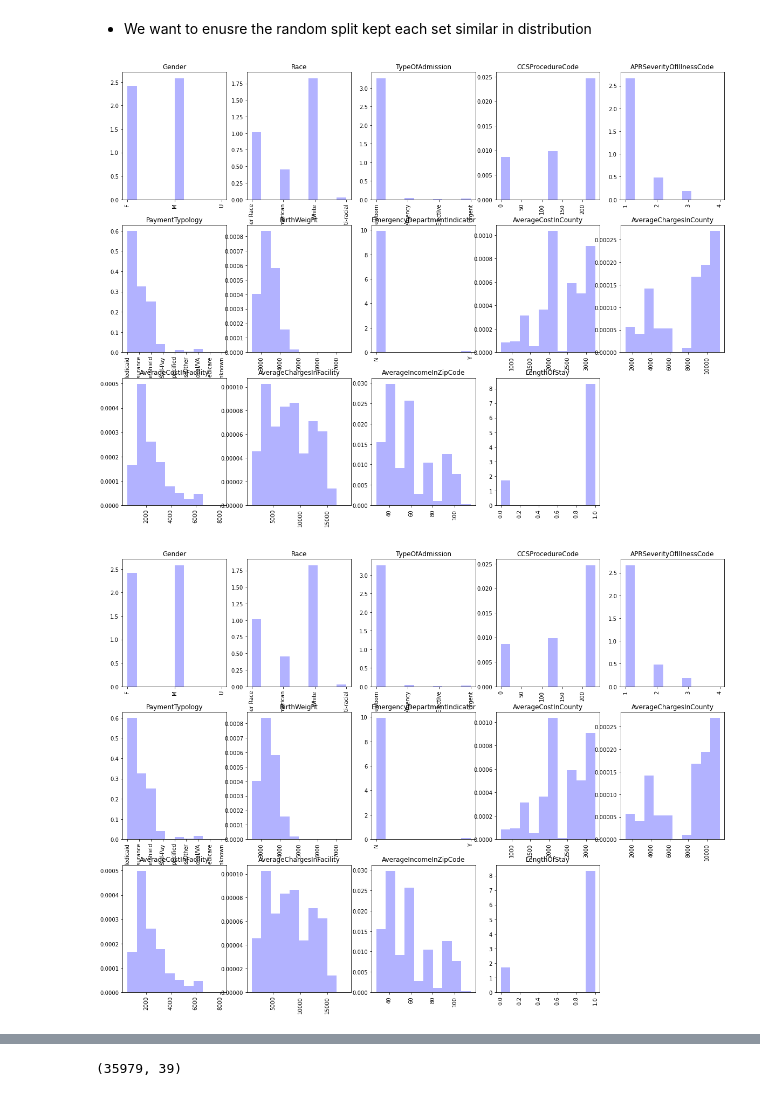
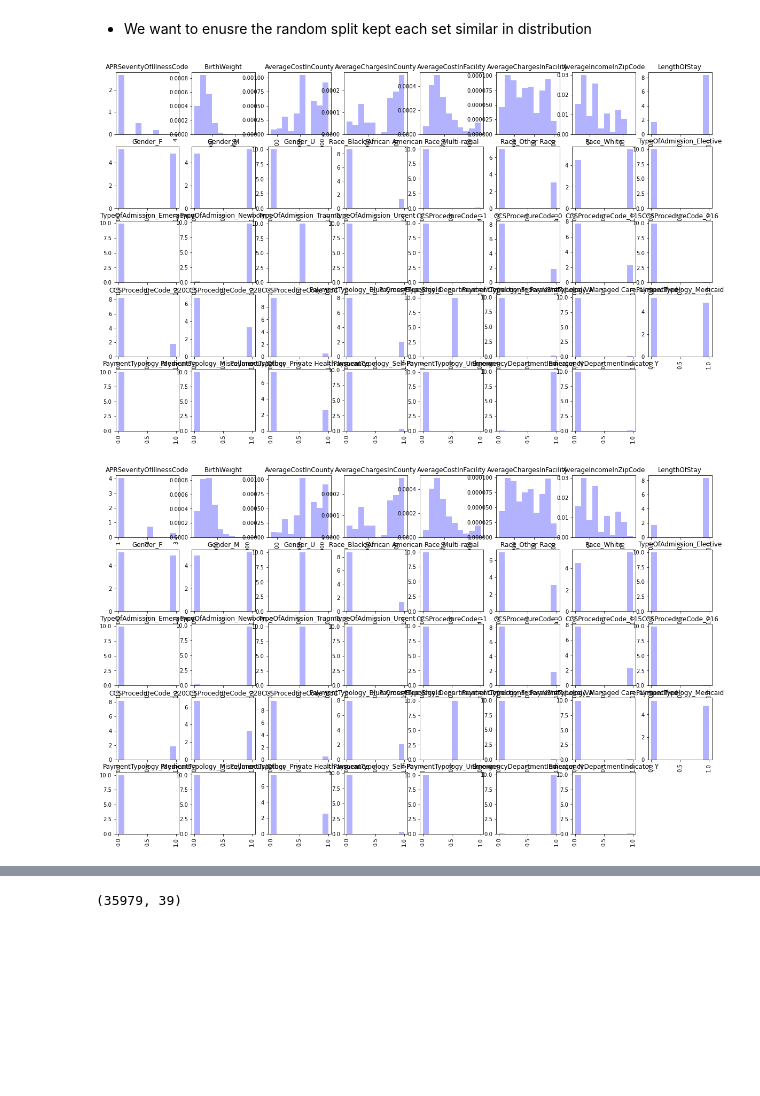
Before and after one commit to s3716853/ML-Assignment-01, a Jupyter notebook: Assignment1/ml-assignment-01.ipynb, the cells around one changed output, grey strips where cells are left out. Saved outputs shown, nothing was run; the diff lists cells and outputs as text; code cells hidden in the pictures; blank space fills up the shorter version.

```diff
--- a/Assignment1/ml-assignment-01.ipynb
+++ b/Assignment1/ml-assignment-01.ipynb
@@ -100,3 +150,0 @@ for i in train_data.index:
-# %%
-# Dropping non-attribute columns from dataframe
-train_data = train_data.drop(columns=['ID', 'HealthServiceArea'])
@@ -137,2 +150,0 @@ memory usage: 4.0 MB
-# %%
-train_data = pd.get_dummies(train_data)
@@ -478,7 +394,7 @@ def split_data(data):
 # Approach One: Logistic Regression
 [To Table of Contents](#table_of_contents)
 # %%
-train_data_train_split, train_data_test_split, train_data_validate_split = split_data(train_data):
+train_data_train_split, train_data_test_split, train_data_validate_split = split_data(train_data)
 # %%
 train_data_train_split.info()
 train_data_test_split.info()
@@ -507,48 +423,12 @@ memory usage: 1.1 MB
 [To Table of Contents](#table_of_contents)
 # %% [markdown]
 - We want to enusre the random split kept each set similar in distribution
-# %%
-def create_bar_graph_for_attributes(dataframe):
-    plt.figure(figsize=(20,20))
-    for i, col in enumerate(dataframe.columns):
-        data_to_plot = 0
-        if col == "LengthOfStay":
-            data_to_plot = dataframe[col].astype("int")
-        else:
-            data_to_plot = dataframe[col]
-        plt.subplot(4,5,i+1)
-        plt.hist(data_to_plot, alpha=0.3, color='b', density=True)
-        plt.title(col)
-        plt.xticks(rotation="vertical")
-
-def create_box_plot_for_attributes(dataframe):
-    plt.figure(figsize=(20,20))
-    colCount = 0
-    for i, col in enumerate(dataframe.columns):
-        if dataframe.dtypes[col] == 'int64':
-            plt.subplot(4,5,colCount+1)
-            plt.boxplot(dataframe[col])
-            plt.title(col)
-            colCount += 1
-    plt.show()
-def create_scatterplot_for_attributes(dataframe, y_column="LengthOfStay"):
-    plt.figure(figsize=(20,20))
-
-    for i, col in enumerate(dataframe.columns):
-        plt.subplot(4,5,i+1)
-        sns.scatterplot(data=dataframe, x=col, y=y_column)
-    #     sns.regplot(x=col,y='LengthOfStay', data=dataframe)
-        plt.title(col)
-
-
-    plt.xticks(rotation='vertical')
-    plt.show()
 # %%
-create_bar_graph_for_attributes(train_data_train_split)
+create_bar_graph_for_attributes(train_data_train_split, x=8, y=8)
 # %% [output]
-[figure, old version]
+[figure, new version]
 # %%
-create_bar_graph_for_attributes(train_data_test_split)
+create_bar_graph_for_attributes(train_data_test_split, x=8, y=8)
 # %% [output]
-[figure, old version]
+[figure, new version]
 # %%
```
Also changed, not shown: parts of 93 cells of this notebook, 1 other file.
